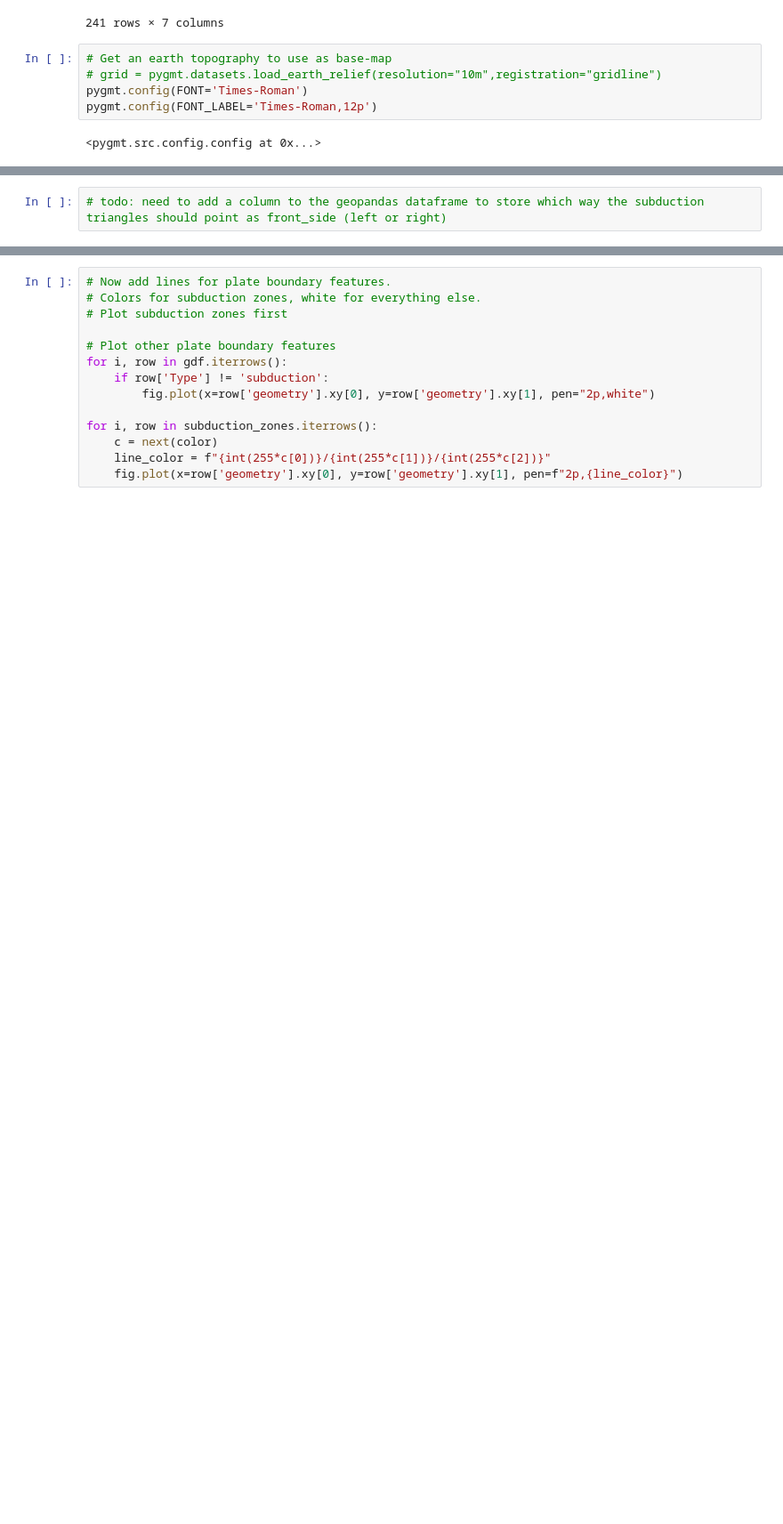
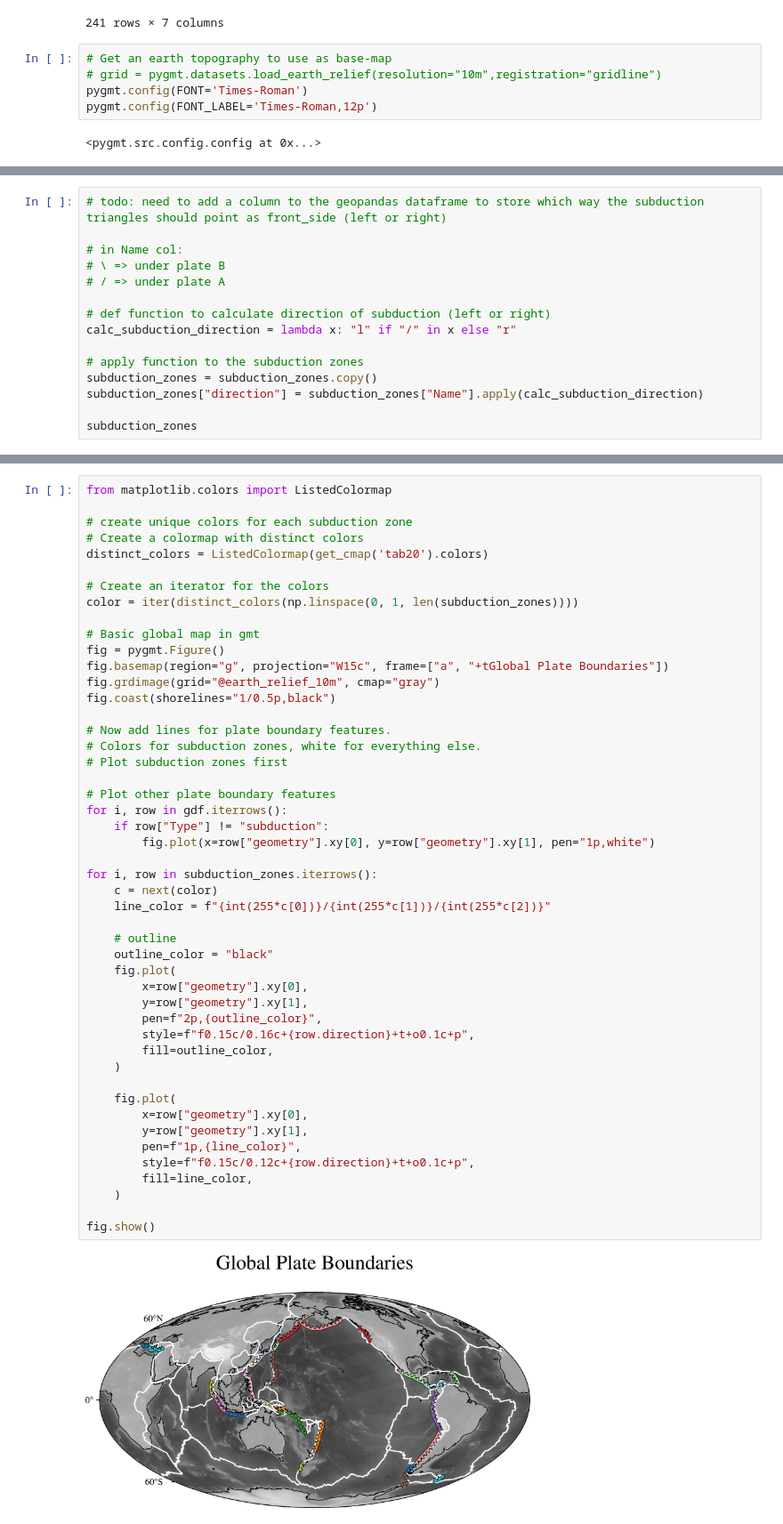
Before and after one commit to nredick/code-examples, a Jupyter notebook: pygmt/plot_global_plate_boundaries.ipynb, the cells around one changed output, grey strips where cells are left out. Shown at 89% size. Drawn from its saved outputs; the diff is of its cells as text; blank space fills up the shorter version.

Commit message:
update global plate boundaries w front triangles

```diff
--- a/pygmt/plot_global_plate_boundaries.ipynb
+++ b/pygmt/plot_global_plate_boundaries.ipynb
@@ -112,2 +112,15 @@ display(subduction_zones)
 # %%
 # todo: need to add a column to the geopandas dataframe to store which way the subduction triangles should point as front_side (left or right)
+
+# in Name col:
+# \ => under plate B
+# / => under plate A
+
+# def function to calculate direction of subduction (left or right)
+calc_subduction_direction = lambda x: "l" if "/" in x else "r"
+
+# apply function to the subduction zones
+subduction_zones = subduction_zones.copy()
+subduction_zones["direction"] = subduction_zones["Name"].apply(calc_subduction_direction)
+
+subduction_zones
@@ -129,14 +141,50 @@ fig.coast(shorelines="1/0.5p,black")
 # %%
+from matplotlib.colors import ListedColormap
+
+# create unique colors for each subduction zone
+# Create a colormap with distinct colors
+distinct_colors = ListedColormap(get_cmap('tab20').colors)
+
+# Create an iterator for the colors
+color = iter(distinct_colors(np.linspace(0, 1, len(subduction_zones))))
+
+# Basic global map in gmt
+fig = pygmt.Figure()
+fig.basemap(region="g", projection="W15c", frame=["a", "+tGlobal Plate Boundaries"])
+fig.grdimage(grid="@earth_relief_10m", cmap="gray")
+fig.coast(shorelines="1/0.5p,black")
+
 # Now add lines for plate boundary features.
 # Colors for subduction zones, white for everything else.
 # Plot subduction zones first
 
 # Plot other plate boundary features
 for i, row in gdf.iterrows():
-    if row['Type'] != 'subduction':
-        fig.plot(x=row['geometry'].xy[0], y=row['geometry'].xy[1], pen="2p,white")
+    if row["Type"] != "subduction":
+        fig.plot(x=row["geometry"].xy[0], y=row["geometry"].xy[1], pen="1p,white")
 
 for i, row in subduction_zones.iterrows():
     c = next(color)
     line_color = f"{int(255*c[0])}/{int(255*c[1])}/{int(255*c[2])}"
-    fig.plot(x=row['geometry'].xy[0], y=row['geometry'].xy[1], pen=f"2p,{line_color}")
+
+    # outline
+    outline_color = "black"
+    fig.plot(
+        x=row["geometry"].xy[0],
+        y=row["geometry"].xy[1],
+        pen=f"2p,{outline_color}",
+        style=f"f0.15c/0.16c+{row.direction}+t+o0.1c+p",
+        fill=outline_color,
+    )
+
+    fig.plot(
+        x=row["geometry"].xy[0],
+        y=row["geometry"].xy[1],
+        pen=f"1p,{line_color}",
+        style=f"f0.15c/0.12c+{row.direction}+t+o0.1c+p",
+        fill=line_color,
+    )
+
+fig.show()
+# %% [output]
+[figure, added]
```
Also changed, not shown: parts of 6 cells of this notebook.
